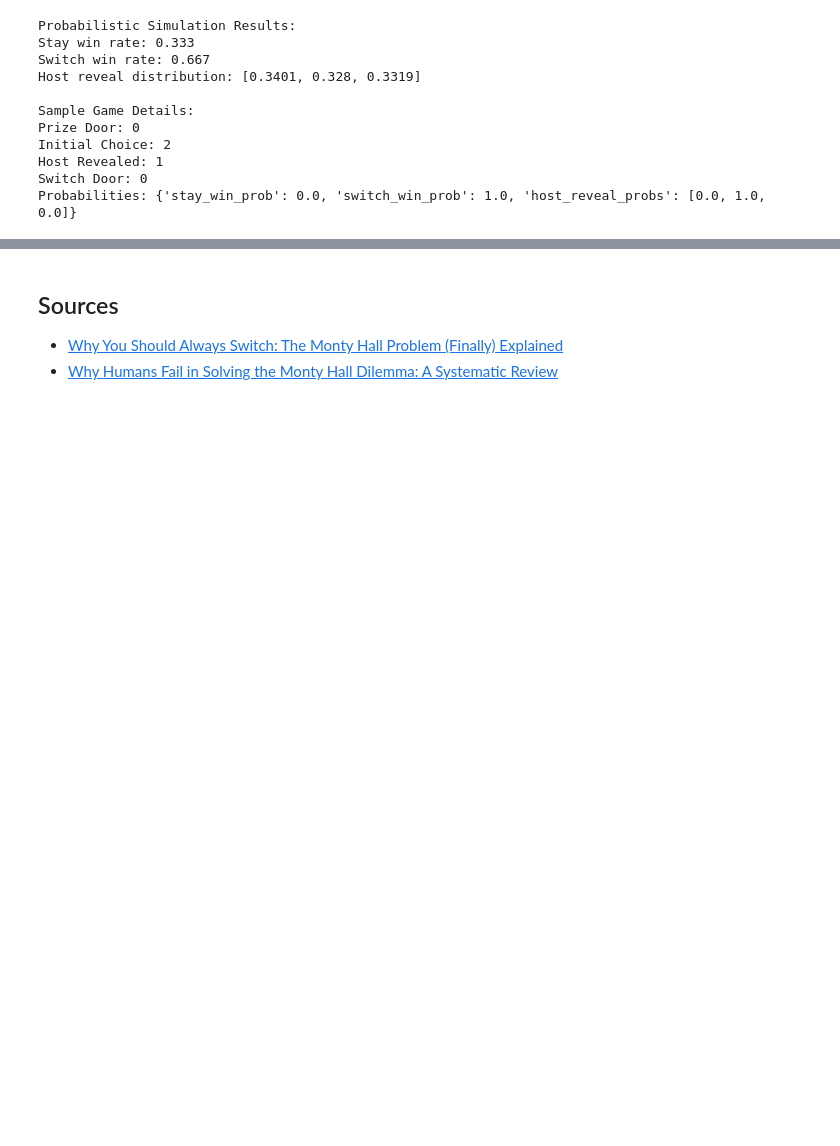
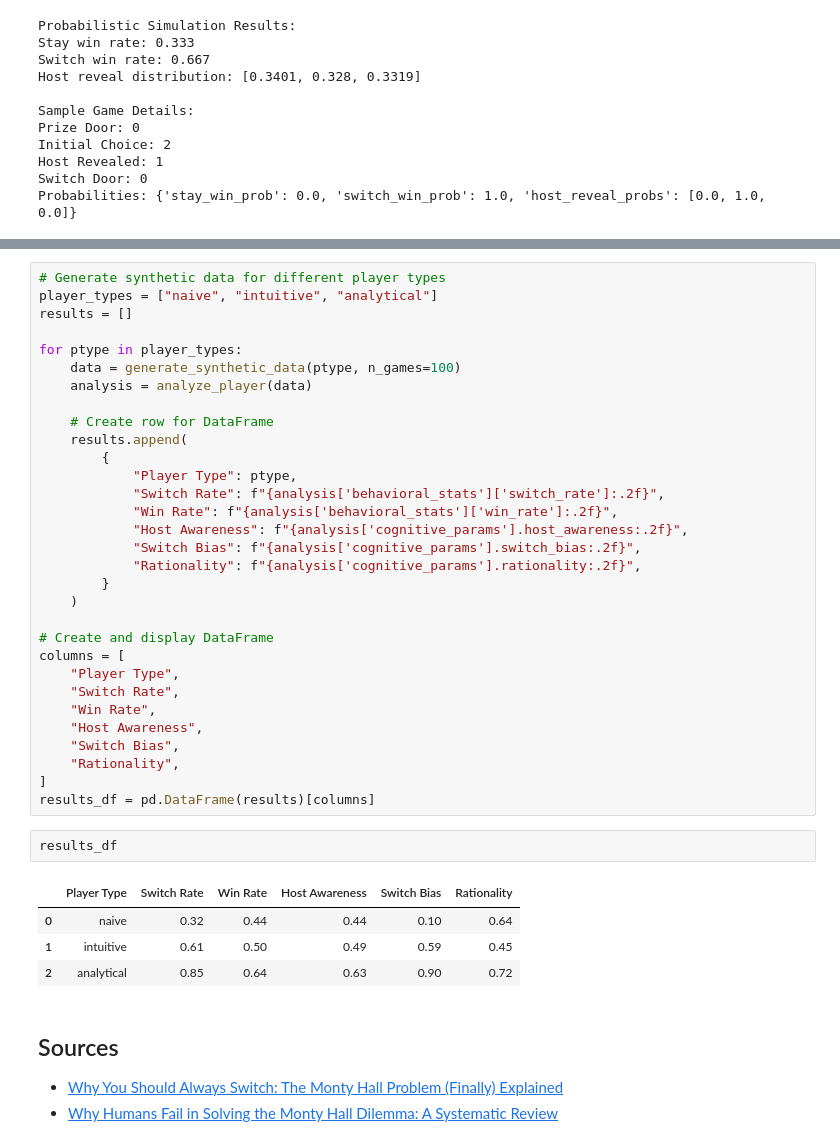
Before and after one commit to zolizoli/probprogMonty, a Jupyter notebook: notebooks/MontyHall.ipynb, the cells around one changed output, grey strips where cells are left out. Saved outputs shown, nothing was run; the diff lists cells and outputs as text; blank space fills up the shorter version.

```diff
--- a/notebooks/MontyHall.ipynb
+++ b/notebooks/MontyHall.ipynb
@@ -850,3 +1083,41 @@ Probability updating: 0.909
+# %%
+# Generate synthetic data for different player types
+player_types = ["naive", "intuitive", "analytical"]
+results = []
+
+for ptype in player_types:
+    data = generate_synthetic_data(ptype, n_games=100)
+    analysis = analyze_player(data)
+
+    # Create row for DataFrame
+    results.append(
+        {
+            "Player Type": ptype,
+            "Switch Rate": f"{analysis['behavioral_stats']['switch_rate']:.2f}",
+            "Win Rate": f"{analysis['behavioral_stats']['win_rate']:.2f}",
+            "Host Awareness": f"{analysis['cognitive_params'].host_awareness:.2f}",
+            "Switch Bias": f"{analysis['cognitive_params'].switch_bias:.2f}",
+            "Rationality": f"{analysis['cognitive_params'].rationality:.2f}",
+        }
+    )
+
+# Create and display DataFrame
+columns = [
+    "Player Type",
+    "Switch Rate",
+    "Win Rate",
+    "Host Awareness",
+    "Switch Bias",
+    "Rationality",
+]
+results_df = pd.DataFrame(results)[columns]
+# %%
+results_df
+# %% [output]
+|  | Player Type | Switch Rate | Win Rate | Host Awareness | Switch Bias | Rationality |
+| 0 | naive | 0.32 | 0.44 | 0.44 | 0.10 | 0.64 |
+| 1 | intuitive | 0.61 | 0.50 | 0.49 | 0.59 | 0.45 |
+| 2 | analytical | 0.85 | 0.64 | 0.63 | 0.90 | 0.72 |
 # %% [markdown]
 ## Sources
 + [Why You Should Always Switch: The Monty Hall Problem (Finally) Explained](https://behavioralscientist.org/steven-pinker-rationality-why-you-should-always-switch-the-monty-hall-problem-finally-explained/)
```
Also changed, not shown: parts of 6 cells of this notebook.
